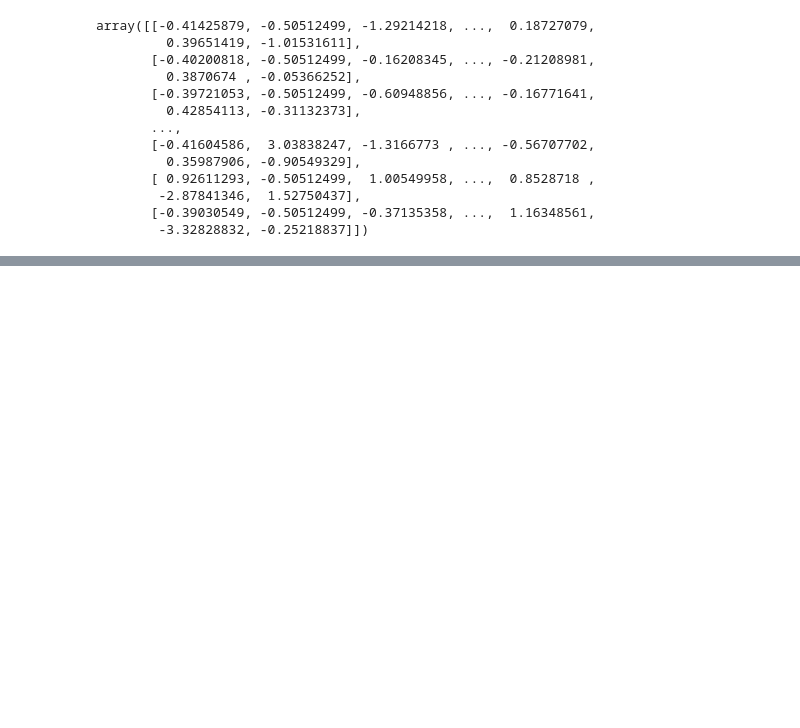
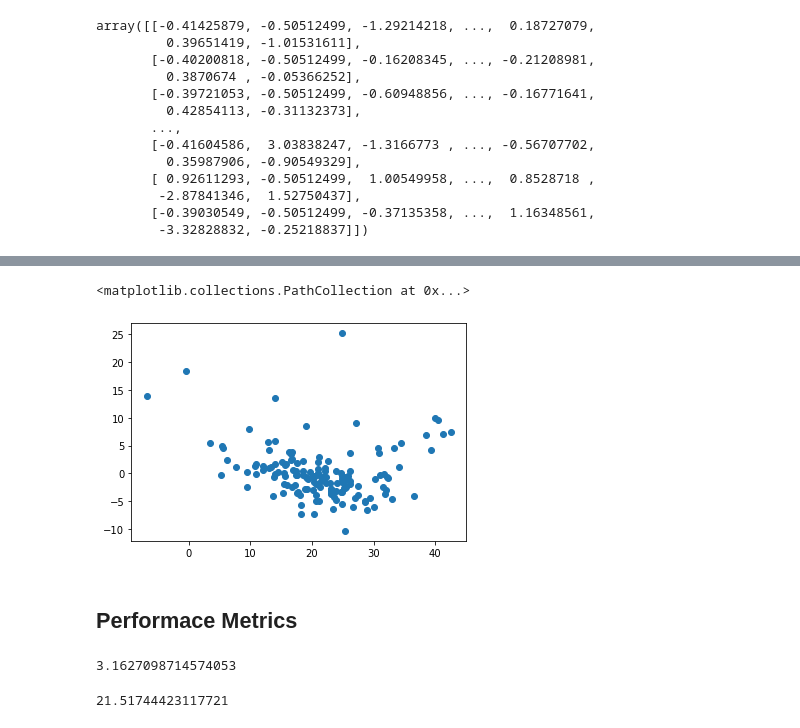
Before and after one commit to charanhu/ML_End2End_Implementaion_Deployment, a Jupyter notebook: Linear_regression_ML_implementation.ipynb, the cells around one changed output, grey strips where cells are left out. Drawn from its saved outputs; the diff is of its cells as text; code cells hidden in the pictures; blank space fills up the shorter version.

```diff
--- a/Linear_regression_ML_implementation.ipynb
+++ b/Linear_regression_ML_implementation.ipynb
@@ -357,0 +449,6 @@ array([[-0.41425879, -0.50512499, -1.29214218, ...,  0.18727079,
+# %%
+# plot the predicted values with the residuals
+plt.scatter(reg_pred, residuals)
+# %% [output]
+<matplotlib.collections.PathCollection at 0x...>
+[figure, added]
@@ -357,0 +458,2 @@ array([[-0.41425879, -0.50512499, -1.29214218, ...,  0.18727079,
+# %% [markdown]
+## Performace Metrics
@@ -357,0 +463,20 @@ array([[-0.41425879, -0.50512499, -1.29214218, ...,  0.18727079,
+# %%
+# print the mean absolute error
+# MAE is the mean of the absolute value of the errors (residuals). It is used to measure the accuracy of the model.
+# In general, the lower the MAE, the better the model is.
+# Formula: MAE = 1/n * sum(actual - predicted)
+# where n is the number of observations
+
+print(mean_absolute_error(y_test, reg_pred))
+# %% [output]
+3.1627098714574053
+# %%
+# print the mean squared error
+# MSE is the mean of the squared errors (residuals). It is used to measure the accuracy of the model.
+# In general, the MSE is more popular than MAE because the MSE "punishes" larger errors, which tends to be useful in the real world.
+# Formula: MSE = 1/n * sum(actual - predicted)^2
+# where n is the number of observations
+
+print(mean_squared_error(y_test, reg_pred))
+# %% [output]
+21.51744423117721
```
Also changed, not shown: parts of 32 cells of this notebook, 1 other file.
